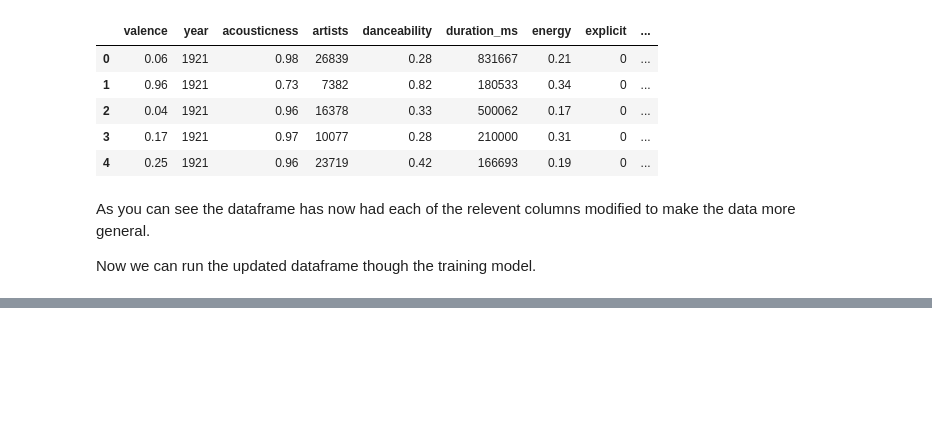
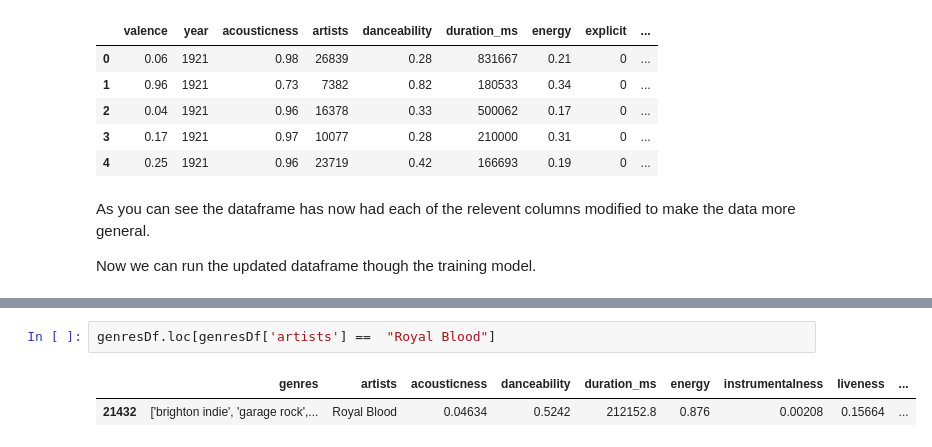
Before and after one commit to Calrizer/SpotifyExperiments, a Jupyter notebook: spotify.ipynb, the cells around one changed output, grey strips where cells are left out. Drawn from its saved outputs; the diff is of its cells as text; blank space fills up the shorter version.

```diff
--- a/spotify.ipynb
+++ b/spotify.ipynb
@@ -292,0 +285,5 @@ Not the biggest enchancement, but enhancement nonetheless.
+# %%
+genresDf.loc[genresDf['artists'] ==  "Royal Blood"]
+# %% [output]
+|  | genres | artists | acousticness | danceability | duration_ms | energy | instrumentalness | liveness | ... |
+| 21432 | ['brighton indie', 'garage rock',... | Royal Blood | 0.04634 | 0.5242 | 212152.8 | 0.876 | 0.00208 | 0.15664 | ... |
```
Also changed, not shown: parts of 30 cells of this notebook, 2 other files.
